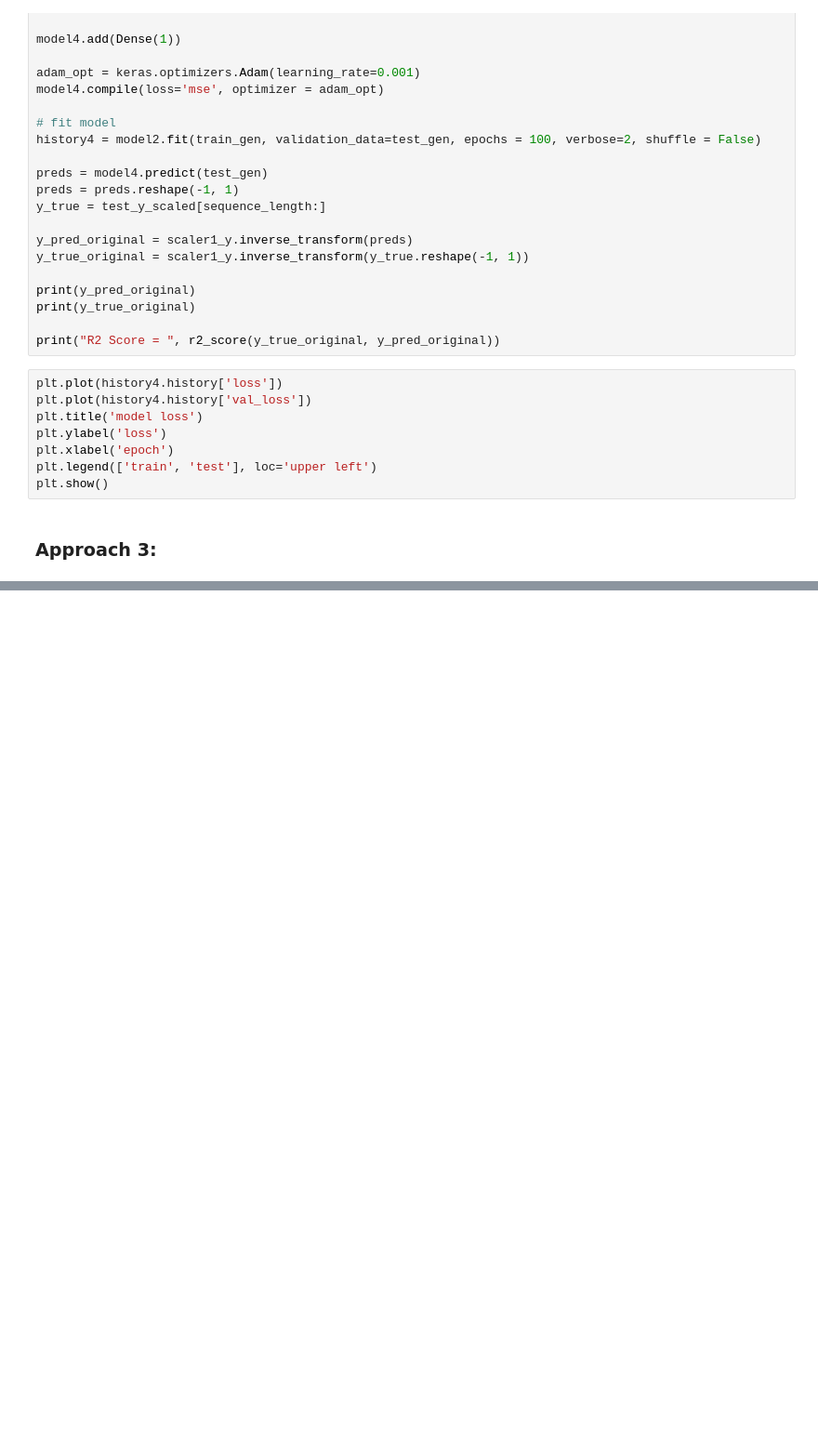
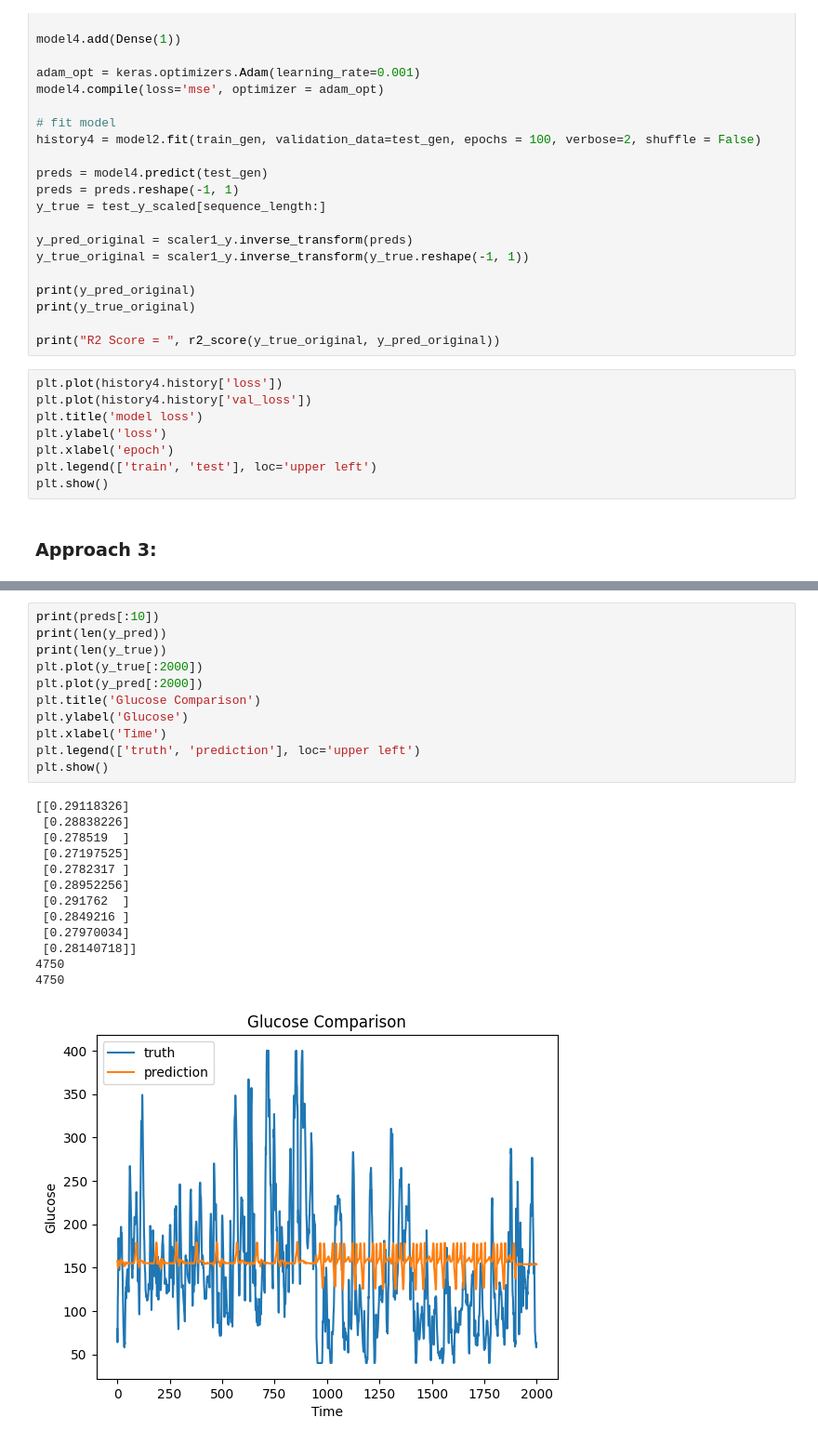
Before and after one commit to nawal-r2002/Treatment_Systems_ML_Models, a Jupyter notebook: lstm_model.ipynb, the cells around one changed output, grey strips where cells are left out. Shown: that part at 93% size. Cells and saved outputs as stored; diff of their text form; blank space fills up the shorter version.

```diff
--- a/lstm_model.ipynb
+++ b/lstm_model.ipynb
@@ -643,0 +596,25 @@ RMSE =  0.3278645453697759
+# %%
+print(preds[:10])
+print(len(y_pred))
+print(len(y_true))
+plt.plot(y_true[:2000])
+plt.plot(y_pred[:2000])
+plt.title('Glucose Comparison')
+plt.ylabel('Glucose')
+plt.xlabel('Time')
+plt.legend(['truth', 'prediction'], loc='upper left')
+plt.show()
+# %% [output]
+[[0.29118326]
+ [0.28838226]
+ [0.278519  ]
+ [0.27197525]
+ [0.2782317 ]
+ [0.28952256]
+ [0.291762  ]
+ [0.2849216 ]
+ [0.27970034]
+ [0.28140718]]
+4750
+4750
+[figure, added]
```
Also changed, not shown: parts of 10 cells of this notebook, 23 other files.
